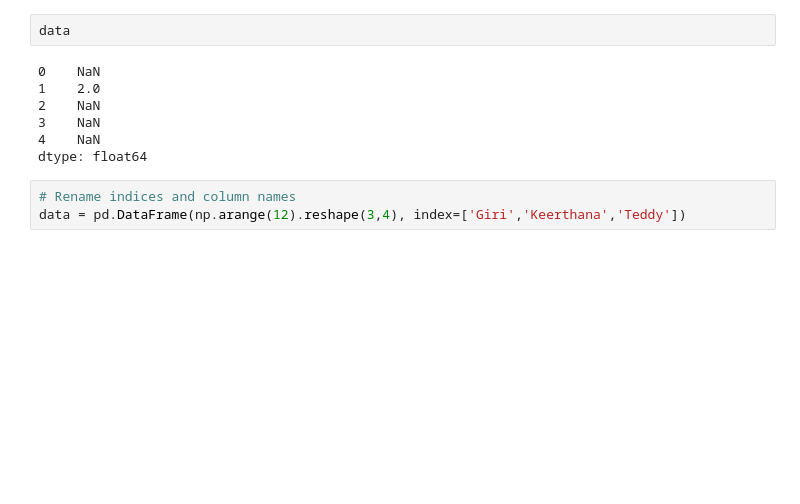
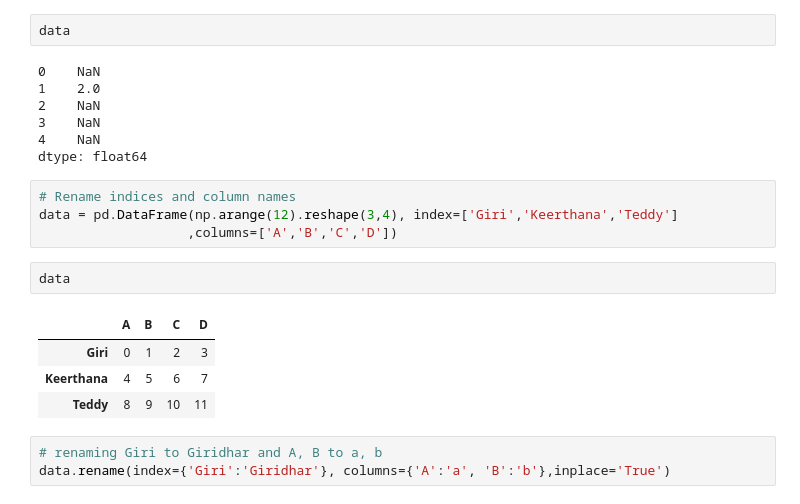
Before and after one commit to vmsgiridhar/AI2019, a Jupyter notebook: DS_Practice/NumpyPandas.ipynb, the cells around one changed output. Drawn from its saved outputs; the diff is of its cells as text; blank space fills up the shorter version.

```diff
--- a/DS_Practice/NumpyPandas.ipynb
+++ b/DS_Practice/NumpyPandas.ipynb
@@ -586,4 +586,15 @@ data
 dtype: float64
 # %%
 # Rename indices and column names
-data = pd.DataFrame(np.arange(12).reshape(3,4), index=['Giri','Keerthana','Teddy'])
+data = pd.DataFrame(np.arange(12).reshape(3,4), index=['Giri','Keerthana','Teddy']
+                   ,columns=['A','B','C','D'])
+# %%
+data
+# %% [output]
+|  | A | B | C | D |
+| Giri | 0 | 1 | 2 | 3 |
+| Keerthana | 4 | 5 | 6 | 7 |
+| Teddy | 8 | 9 | 10 | 11 |
+# %%
+# renaming Giri to Giridhar and A, B to a, b
+data.rename(index={'Giri':'Giridhar'}, columns={'A':'a', 'B':'b'},inplace='True')
```
Also changed, not shown: parts of 14 cells of this notebook.
